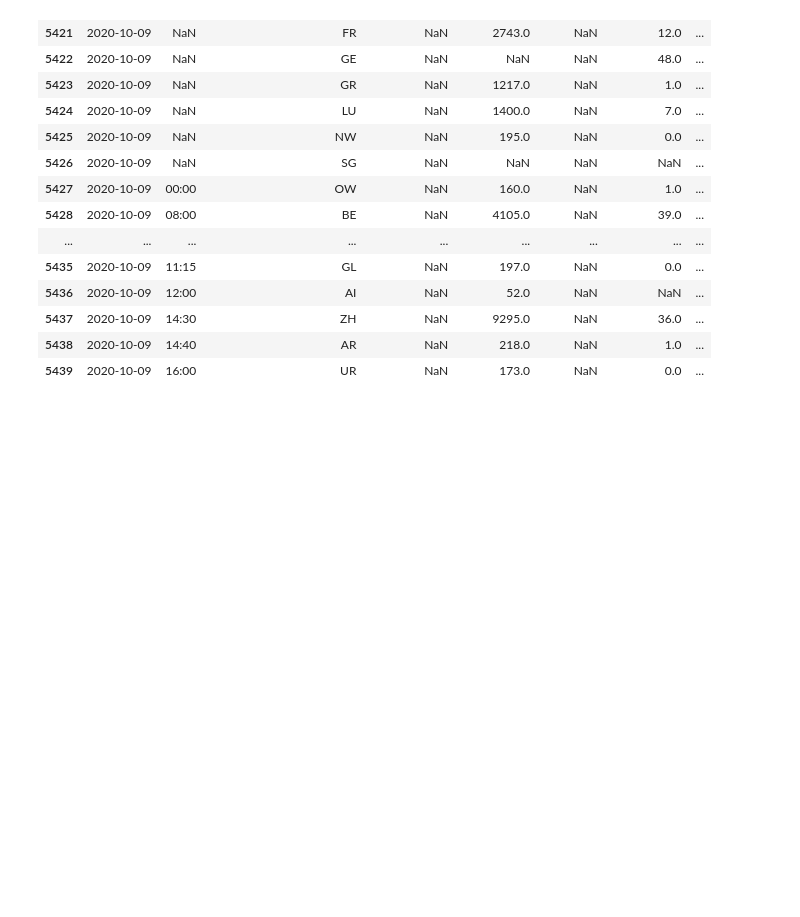
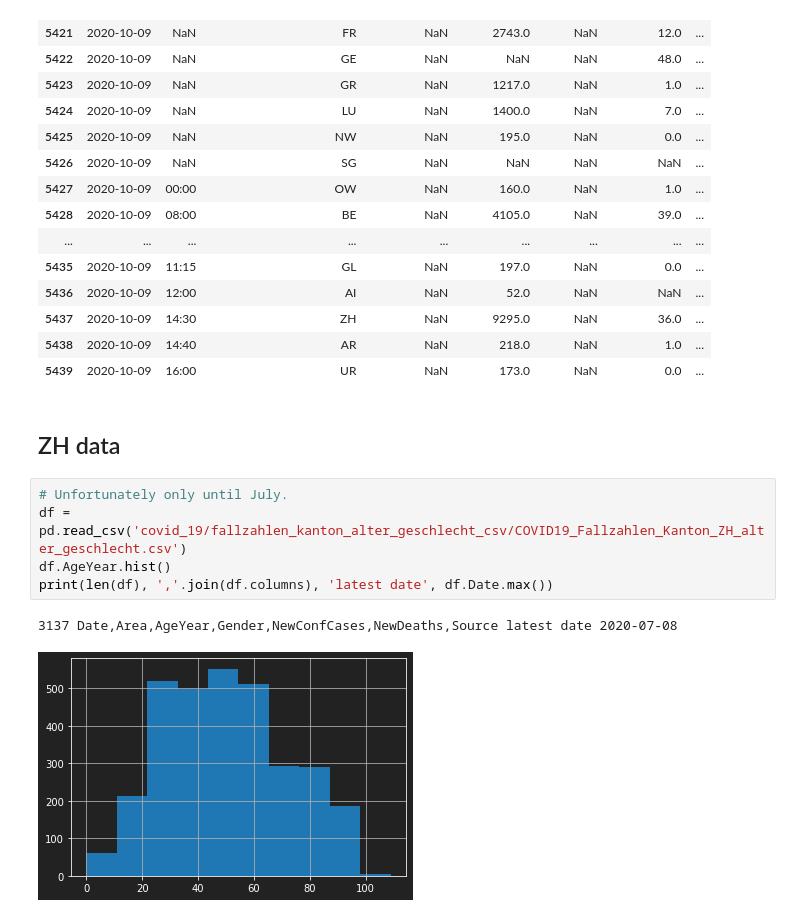
Before and after one commit to andstein/covid, a Jupyter notebook: inputs/notebook.ipynb, the cells around one changed output. Saved outputs shown, nothing was run; the diff lists cells and outputs as text; blank space fills up the shorter version.

```diff
--- a/inputs/notebook.ipynb
+++ b/inputs/notebook.ipynb
@@ -281,3 +340,13 @@ df[df.date == df.date.max()]
 | 5437 | 2020-10-09 | 14:30 | ZH | NaN | 9295.0 | NaN | 36.0 | ... |
 | 5438 | 2020-10-09 | 14:40 | AR | NaN | 218.0 | NaN | 1.0 | ... |
 | 5439 | 2020-10-09 | 16:00 | UR | NaN | 173.0 | NaN | 0.0 | ... |
+# %% [markdown]
+## ZH data
+# %%
+# Unfortunately only until July.
+df = pd.read_csv('covid_19/fallzahlen_kanton_alter_geschlecht_csv/COVID19_Fallzahlen_Kanton_ZH_alter_geschlecht.csv')
+df.AgeYear.hist()
+print(len(df), ','.join(df.columns), 'latest date', df.Date.max())
+# %% [output]
+3137 Date,Area,AgeYear,Gender,NewConfCases,NewDeaths,Source latest date 2020-07-08
+[figure, added]
```
Also changed, not shown: parts of 12 cells of this notebook, 6 other files.
